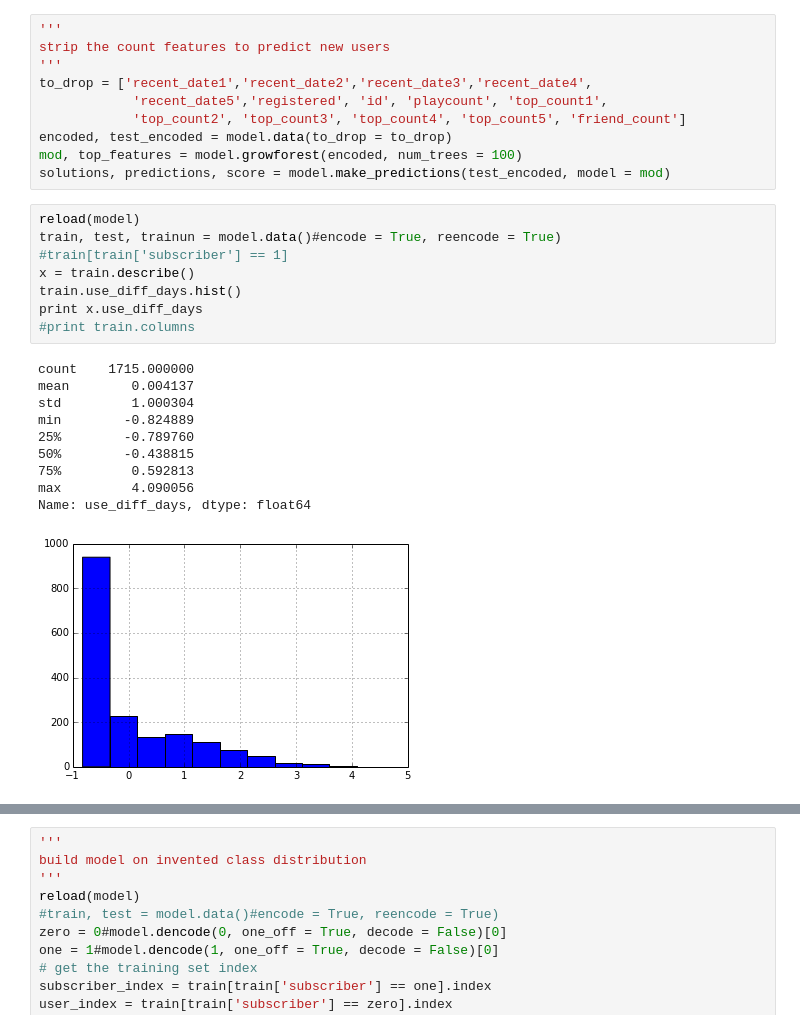
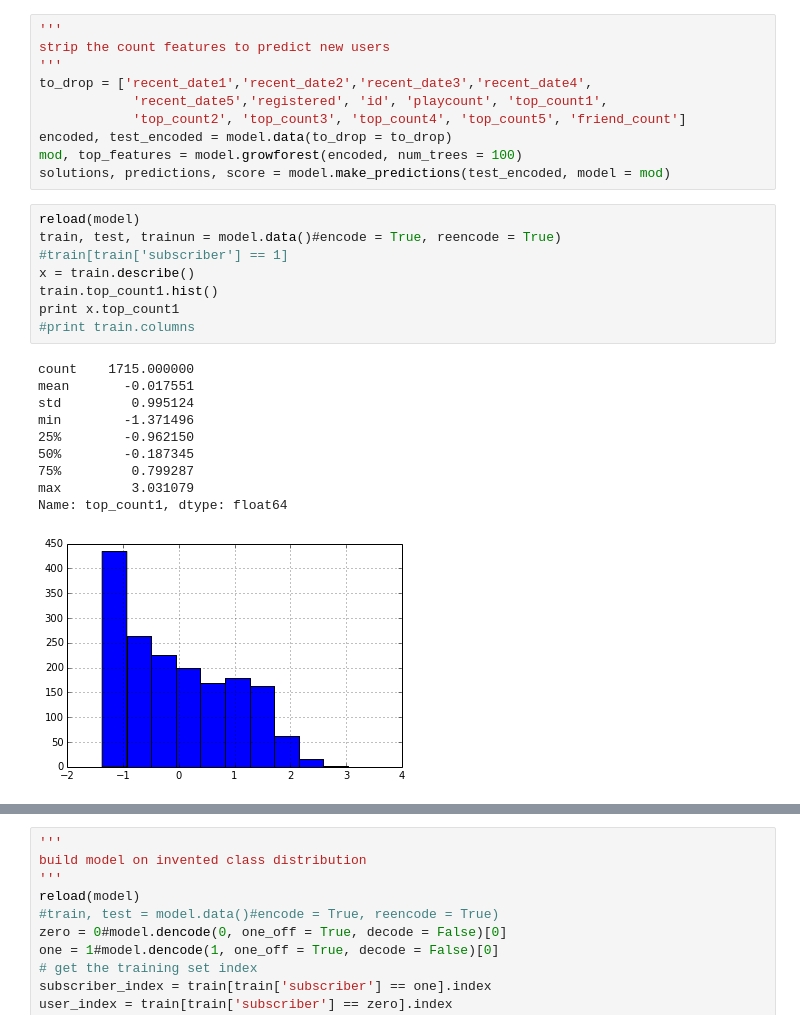
Before and after one commit to paulsef/zipfianpersonalproject, a Jupyter notebook: Untitled0.ipynb, the cells around one changed output, grey strips where cells are left out. Drawn from its saved outputs; the diff is of its cells as text.

```diff
--- a/Untitled0.ipynb
+++ b/Untitled0.ipynb
@@ -69,19 +69,19 @@ solutions, predictions, score = model.make_predictions(test_encoded, model = mod
 # %%
 reload(model)
 train, test, trainun = model.data()#encode = True, reencode = True)
 #train[train['subscriber'] == 1]
 x = train.describe()
-train.use_diff_days.hist()
-print x.use_diff_days
+train.top_count1.hist()
+print x.top_count1
 #print train.columns
 # %% [output]
 count    1715.000000
-mean        0.004137
-std         1.000304
-min        -0.824889
-25%        -0.789760
-50%        -0.438815
-75%         0.592813
-max         4.090056
-Name: use_diff_days, dtype: float64
+mean       -0.017551
+std         0.995124
+min        -1.371496
+25%        -0.962150
+50%        -0.187345
+75%         0.799287
+max         3.031079
+Name: top_count1, dtype: float64
-[figure, old version]
+[figure, new version]
```
Also changed, not shown: parts of 2 cells of this notebook, 1 other file.
